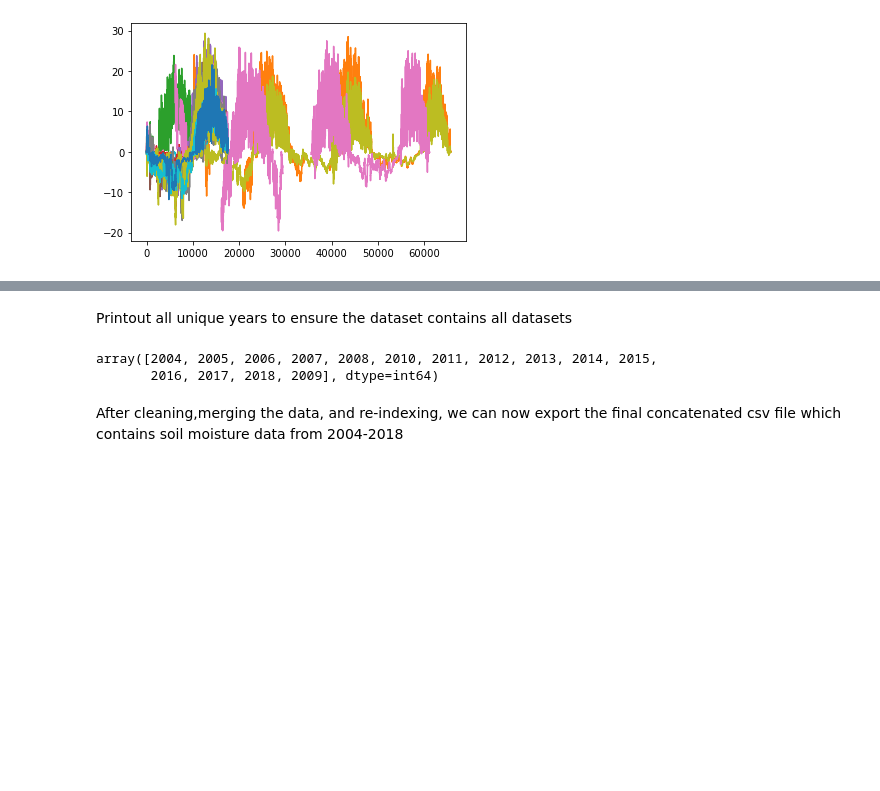
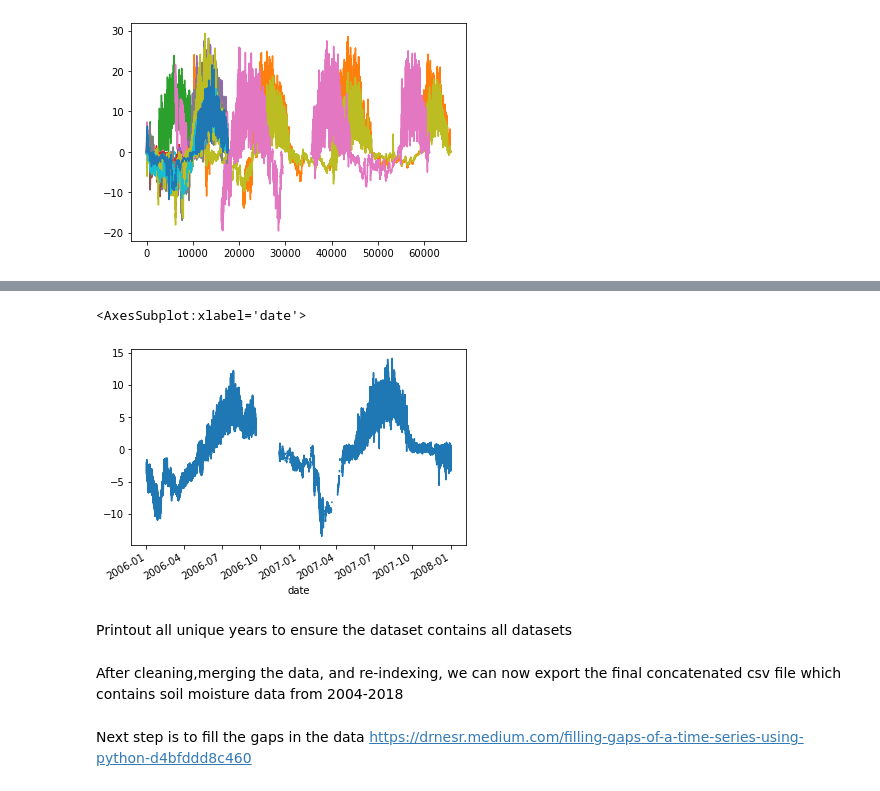
Before and after one commit to valeriabriones/Arctic-Sentinel-Site-Pre-Processing, a Jupyter notebook: Scripts/BNZ-LTER-EML-GradientExtSoilSensor-2004-2008-Concatenation.ipynb, the cells around one changed output, grey strips where cells are left out. Drawn from its saved outputs; the diff is of its cells as text; code cells hidden in the pictures; blank space fills up the shorter version.

```diff
--- a/Scripts/BNZ-LTER-EML-GradientExtSoilSensor-2004-2008-Concatenation.ipynb
+++ b/Scripts/BNZ-LTER-EML-GradientExtSoilSensor-2004-2008-Concatenation.ipynb
@@ -189,10 +328,10 @@ emldf = emldf.drop(columns=['empty1', 'empty2'])
+# %%
+emldf['loc3_20cm']['2006-01-01 10:00:00':'2008-01-01 10:00:00'].plot()
+# %% [output]
+<AxesSubplot:xlabel='date'>
+[figure, added]
 # %% [markdown]
 Printout all unique years to ensure the dataset contains all datasets
-# %%
-emldf.year.unique()
-# %% [output]
-array([2004, 2005, 2006, 2007, 2008, 2010, 2011, 2012, 2013, 2014, 2015,
-       2016, 2017, 2018, 2009], dtype=int64)
 # %% [markdown]
 After cleaning,merging the data, and re-indexing, we can now export the final concatenated csv file which contains soil moisture data from 2004-2018
 # %%
@@ -200,0 +339,3 @@ emldf.index = emldf['date']
+# %% [markdown]
+Next step is to fill the gaps in the data
+https://drnesr.medium.com/filling-gaps-of-a-time-series-using-python-d4bfddd8c460
```
Also changed, not shown: parts of 26 cells of this notebook.
